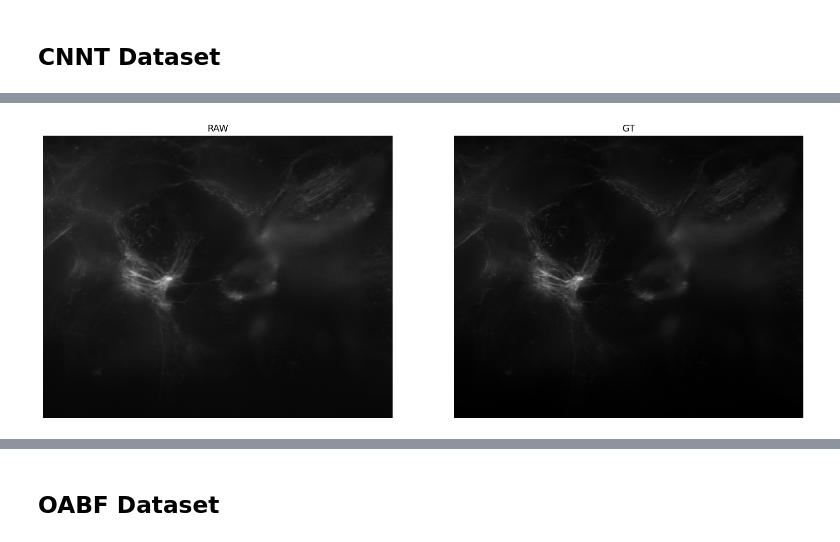
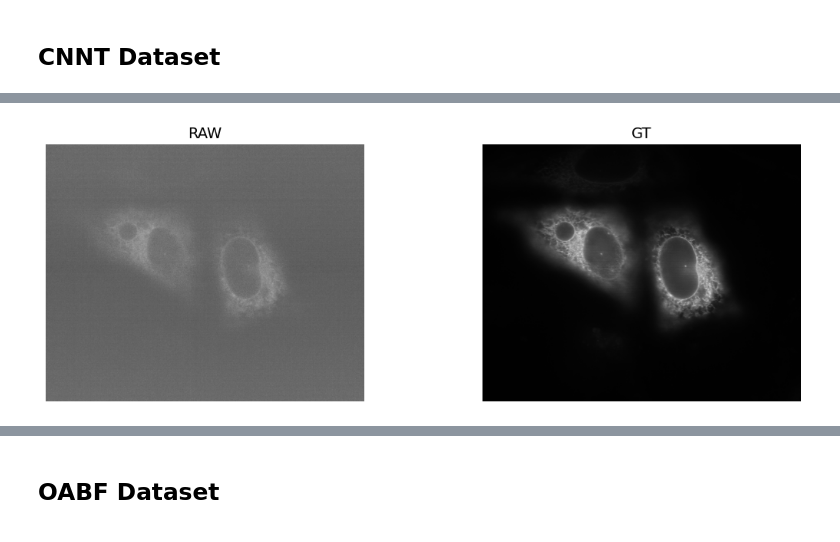
Before and after one commit to MrPio/freq2clean, a Jupyter notebook: 7-cnnt/7.2-Visualize_Dataset.ipynb, the cells around one changed output, grey strips where cells are left out. Cells and saved outputs as stored; diff of their text form; code cells hidden in the pictures.

```diff
--- a/7-cnnt/7.2-Visualize_Dataset.ipynb
+++ b/7-cnnt/7.2-Visualize_Dataset.ipynb
@@ -28,3 +47,2 @@ The available datasets are:
 # %%
-dataset = "Actin"
-tif_index = 0
+dataset = "Golji"
@@ -31,11 +53,15 @@ tif_index = 0
 # %%
-raw_dir, gt_dir = (dataset_dir / dataset / "Training" / _ for _ in ["Raw", "GT"])
-footage = sorted(raw_dir.glob("*.tif"))[tif_index]
+x_dir, gt_dir = (dataset_dir / dataset / "Training" / _ for _ in ["Raw", "GT"])
+
+footages=list(x_dir.glob("*.tif"))
+idx=random.choice(range(len(footages)))
+footage = footages[idx]
 cprint(f"yellow:Reading {footage.stem}")
-raw = Recording(footage, max_frames=None)
-gt = Recording(gt_dir / f"{footage.stem}_decon.tif", max_frames=None)
+
+x = Recording(footage, max_frames=2)
+gt = Recording(gt_dir / f"{footage.stem}_decon.tif", max_frames=2)
 # %%
-imshow({"RAW": raw.np[0], "GT": gt.np[0]}, size=8)
+imshow({"RAW": x.np[0], "GT": gt.np[0]}, size=5)
 # %% [output]
-[figure, old version]
+[figure, new version]
 # %%
```
Also changed, not shown: parts of 6 cells of this notebook, 2 other files.
